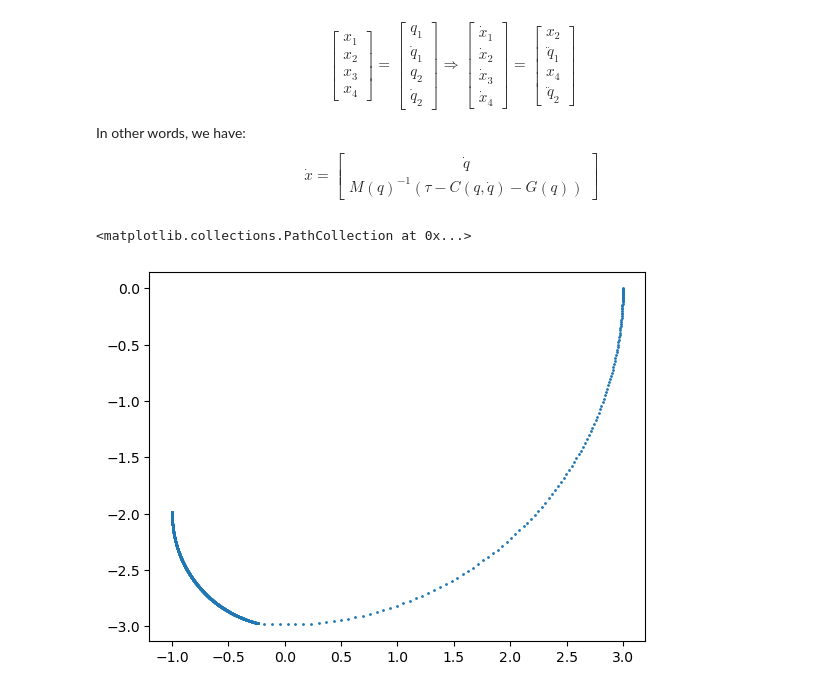
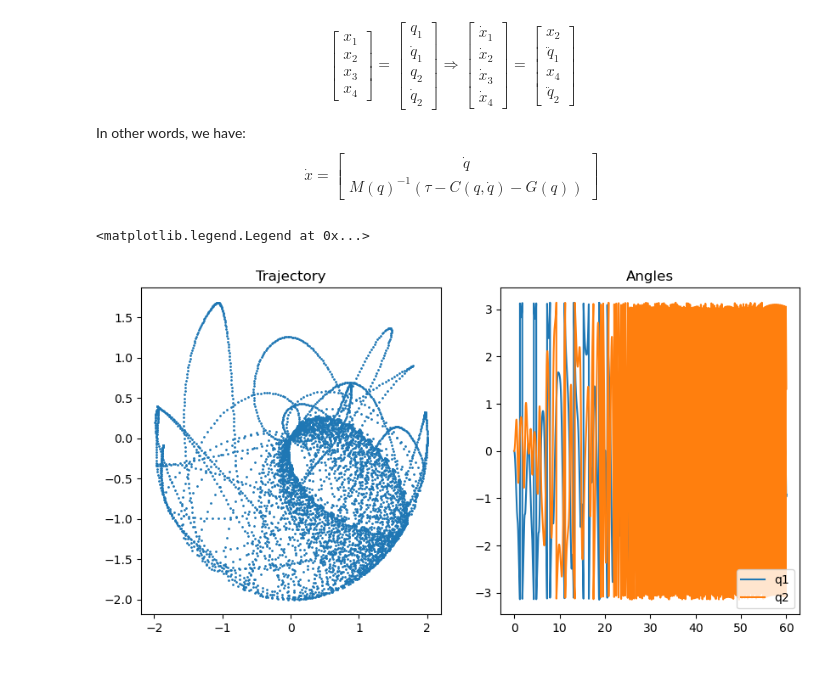
Before and after one commit to effibot/pyInverseKin, a Jupyter notebook: src/notebook.ipynb, the cells around one changed output. Drawn from its saved outputs; the diff is of its cells as text; code cells hidden in the pictures.

```diff
--- a/src/notebook.ipynb
+++ b/src/notebook.ipynb
@@ -187,14 +198,14 @@ x34_sat = sp.lambdify(
 )
 # %%
 # define interface to evaluate the dynamics
-def dxdt(x, t, tau1, tau2, m1, m2, g, L1, L2):
-    x1, x2, x3, x4 = x
-    return [
-        x1_d_f(x3),  # x1_d = q1_d
-        x3_d_f(t, x1, x2, x3, x4, tau1, tau2, m1, m2, g, L1, L2),  # x3_d = q1_dd
-        x2_d_f(x4),  # x2_d = q2_d
-        x4_d_f(t, x1, x2, x3, x4, tau1, tau2, m1, m2, g, L1, L2),  # x4_d = q2_dd
-    ]
+#def dxdt(x, t, tau1, tau2, m1, m2, g, L1, L2):
+#    x1, x2, x3, x4 = x
+#    return [
+#        x1_d_f(x3),  # x1_d = q1_d
+#        x3_d_f(t, x1, x2, x3, x4, tau1, tau2, m1, m2, g, L1, L2),  # x3_d = q1_dd
+#        x2_d_f(x4),  # x2_d = q2_d
+#        x4_d_f(t, x1, x2, x3, x4, tau1, tau2, m1, m2, g, L1, L2),  # x4_d = q2_dd
+#    ]
 
 
 # Replace the symbols with the states
@@ -212,9 +223,9 @@ P02_y = sp.lambdify([x1, x2, L1, L2], P02[1])
 
 def get_links(t, q1, q2, L1, L2):
     l1x = P01_x(q1, L1)
-    l1y = -P01_y(q1, L1)
+    l1y = P01_y(q1, L1)
     l2x = P02_x(q1, q2, L1, L2)
-    l2y = -P02_y(q1, q2, L1, L2)
+    l2y = P02_y(q1, q2, L1, L2)
     return l1x, l1y, l2x, l2y
 # %%
 #import math
@@ -259,52 +270,63 @@ def wrap_to_interval(angle, a, b):
     return wrapped_angle
 # %%
 ti = 0
-tf = 120
-step = 0.1
+tf = 60
+step = 0.01
 num_points = int((tf - ti) / step)+1
 time = np.linspace(ti, tf, num_points, endpoint=True)
 i = 0
 x_k = np.array([0, 0, 0, 0], dtype=float) # q1 dq1 q2 dq2
 res = np.zeros((len(time), 4), dtype=float)
-m1 = 2
+m1 = 1
 m2 = 1
-L1_ = 2
+L1_ = 1
 L2_ = 1
-g_ = -9.81
+g_ = 9.81
 vel_sat = np.pi/180
 dx1, dx2, dx3, dx4 = 0, 0, 0, 0
 tau = [0, 0]
 while ti <= tf:
     # compensate gravity
     #tau = (G(x_k[0], x_k[1], x_k[2], x_k[3], m1, m2, g_, L1_, L2_) + np.array([[0], [0]])).T[0]
 
     # evaluate the dynamics
-    dx1 = x1_d_f(x_k[1])
-    dx2 = x2_d_f(x_k[2])
-    dx3 = (x3_d_f(t, x_k[0], x_k[1], x_k[2], x_k[3], tau[0], tau[1], m1, m2, g_, L1_, L2_))
-    dx4 = (x4_d_f(t, x_k[0], x_k[1], x_k[2], x_k[3], tau[0], tau[1], m1, m2, g_, L1_, L2_))
+    #dx1 = (x_k[2]) # q1d
+    #dx2 = (x_k[3]) # q2d
+    #dx3 = (x3_d_f(t, x_k[0], x_k[1], x_k[2], x_k[3], tau[0], tau[1], m1, m2, g_, L1_, L2_))
+    #dx4 = (x4_d_f(t, x_k[0], x_k[1], x_k[2], x_k[3], tau[0], tau[1], m1, m2, g_, L1_, L2_))
+    dx1, dx2, dx3, dx4 = dxdt(x_k, ti, tau[0], tau[1], m1, m2, g_, L1_, L2_)
+    # update the states, saturate the angles
+    x_k[0] = wrap_to_interval(x_k[0] + step * dx1, -np.pi, np.pi)
+    #x_k[0] = np.clip(x_k[0], 0, 2*np.pi)
+    #x_k[1] = np.clip(x_k[1], 0, 2*np.pi)
+    x_k[1] = wrap_to_interval(x_k[1] + step * dx2, -np.pi, np.pi)
+    #x_k[2] = np.clip(x_k[2], -1*vel_sat, vel_sat)
+    #x_k[3] = np.clip(x_k[3], -1*vel_sat, vel_sat)
 
-    # update the states, saturate the angles
-    #x_k[0] = wrap_to_interval(x_k[0] + step * dx1, -np.pi, np.pi)
-
-    x_k[0] = np.clip(x_k[0] + step * dx1, 0, 2*np.pi)
-    x_k[1] = np.clip(x_k[1] + step * dx2, -3/4*np.pi, 3/4*np.pi)
-    x_k[2] = np.clip(x_k[2] + step * dx3,-vel_sat, vel_sat)
-    x_k[3] = np.clip(x_k[3] + step * dx4, -vel_sat, vel_sat)
+    #x_k[0] += step * dx1
+    #x_k[1] += step * dx2
+    x_k[2] += step * dx3
+    x_k[3] += step * dx4
     #x_k[2] = x_k[2] + step * dx3
     #x_k[3] = x_k[3] + step * dx4
 
     res[i,:] = [x_k[0], x_k[1], x_k[2], x_k[3]]
     i = i + 1
 
     # update the time
     ti = ti + step
 
 p = fk(res[:, 0], res[:, 1], L1_, L2_)
-plt.scatter(p[0, :], -p[1, :], s=1)
+fig, ax = plt.subplots(1,2, figsize=(10,5))
+ax[0].scatter(p[0, :], p[1, :], s=1)
+ax[0].set_title("Trajectory")
+ax[1].plot(time, res[:, 0], label="q1")
+ax[1].plot(time, res[:, 1], label="q2")
+ax[1].set_title("Angles")
+ax[1].legend()
 # %% [output]
-<matplotlib.collections.PathCollection at 0x...>
+<matplotlib.legend.Legend at 0x...>
-[figure, old version]
+[figure, new version]
 # %%
 from matplotlib import animation
 l1x, l1y, l2x, l2y = get_links(t, res[:, 0], res[:, 1], L1_, L2_)
```
Also changed, not shown: parts of 14 cells of this notebook, 1 other file.
